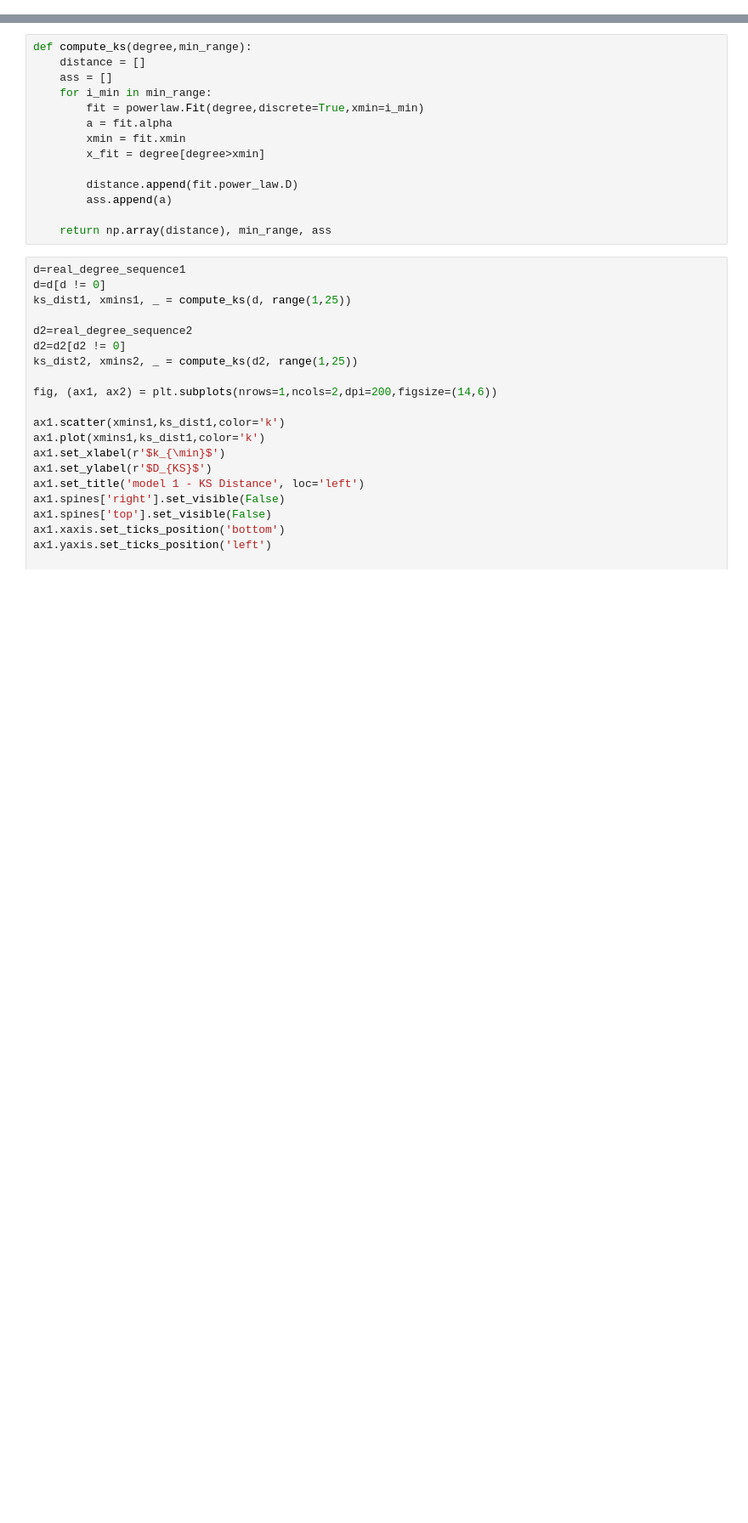
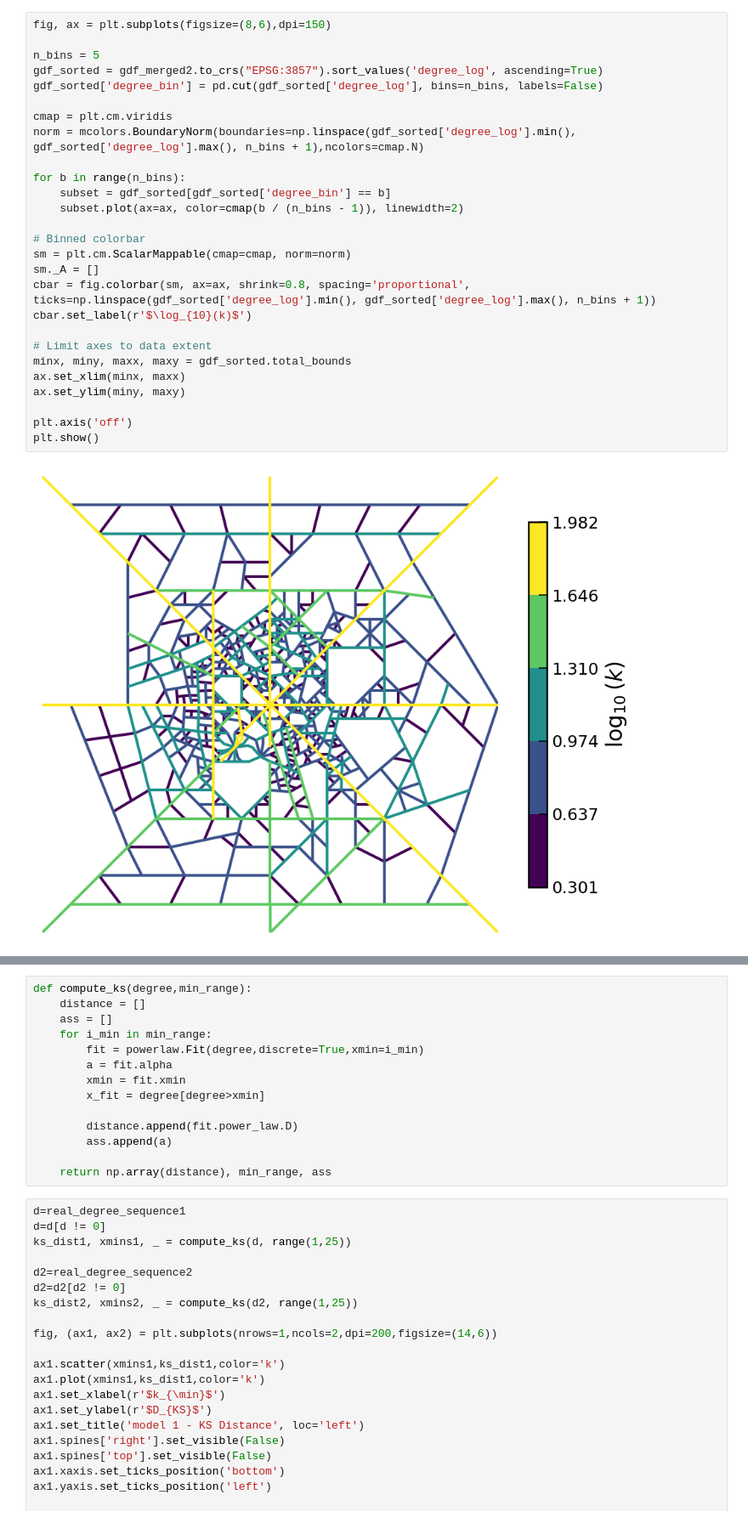
Before and after one commit to LassePSH/DualGraphDirCon, a Jupyter notebook: space_filling_model/explore.ipynb, the cells around one changed output, grey strips where cells are left out. Shown at 85% size. Saved outputs shown, nothing was run; the diff lists cells and outputs as text; blank space fills up the shorter version.

```diff
--- a/space_filling_model/explore.ipynb
+++ b/space_filling_model/explore.ipynb
@@ -68,0 +69,29 @@ plt.show()
+# %%
+fig, ax = plt.subplots(figsize=(8,6),dpi=150)
+
+n_bins = 5
+gdf_sorted = gdf_merged2.to_crs("EPSG:3857").sort_values('degree_log', ascending=True)
+gdf_sorted['degree_bin'] = pd.cut(gdf_sorted['degree_log'], bins=n_bins, labels=False)
+
+cmap = plt.cm.viridis
+norm = mcolors.BoundaryNorm(boundaries=np.linspace(gdf_sorted['degree_log'].min(), gdf_sorted['degree_log'].max(), n_bins + 1),ncolors=cmap.N)
+
+for b in range(n_bins):
+    subset = gdf_sorted[gdf_sorted['degree_bin'] == b]
+    subset.plot(ax=ax, color=cmap(b / (n_bins - 1)), linewidth=2)
+
+# Binned colorbar
+sm = plt.cm.ScalarMappable(cmap=cmap, norm=norm)
+sm._A = []
+cbar = fig.colorbar(sm, ax=ax, shrink=0.8, spacing='proportional', ticks=np.linspace(gdf_sorted['degree_log'].min(), gdf_sorted['degree_log'].max(), n_bins + 1))
+cbar.set_label(r'$\log_{10}(k)$')
+
+# Limit axes to data extent
+minx, miny, maxx, maxy = gdf_sorted.total_bounds
+ax.set_xlim(minx, maxx)
+ax.set_ylim(miny, maxy)
+
+plt.axis('off')
+plt.show()
+# %% [output]
+[figure, added]
```
Also changed, not shown: parts of 6 cells of this notebook, 8 other files.
